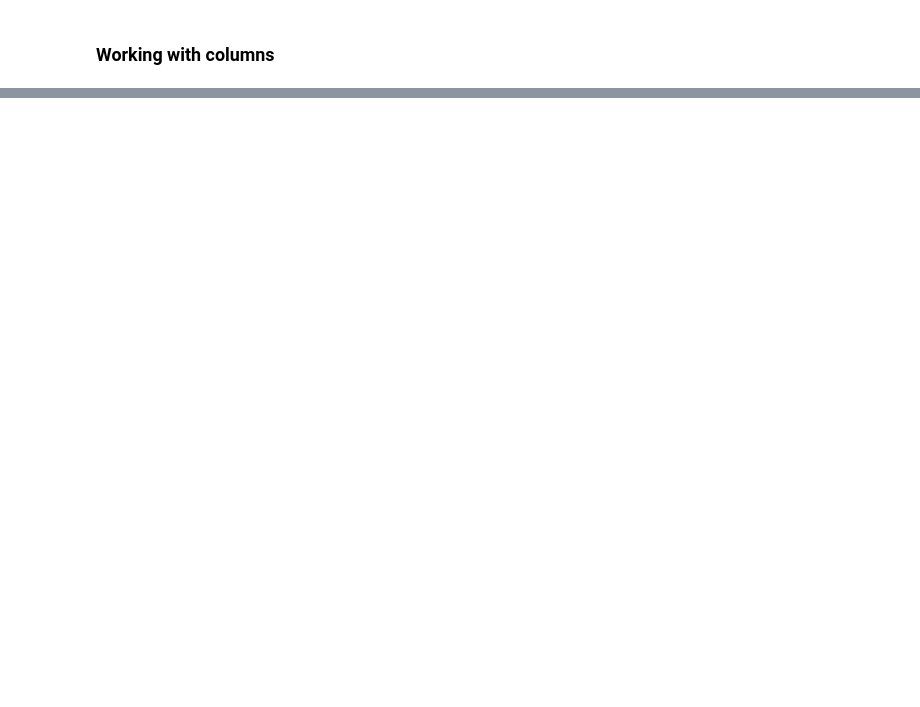
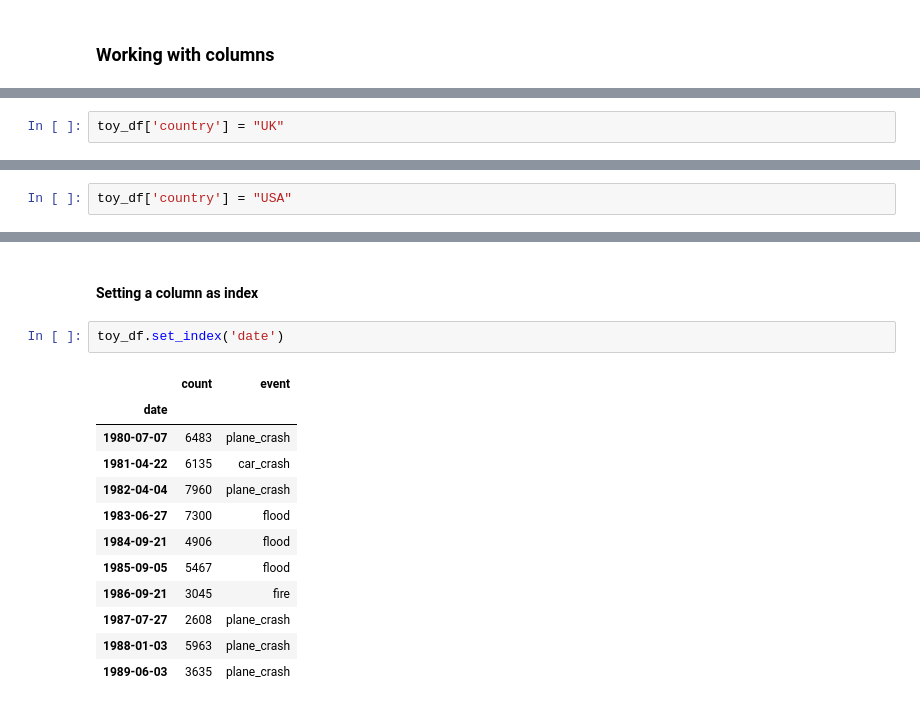
Before and after one commit to mromanello/ADA-DHOxSS, a Jupyter notebook: notebooks/2.1 Skills.ipynb, the cells around one changed output, grey strips where cells are left out. Cells and saved outputs as stored; diff of their text form; blank space fills up the shorter version.

```diff
--- a/notebooks/2.1 Skills.ipynb
+++ b/notebooks/2.1 Skills.ipynb
@@ -47,0 +982,2 @@ String, datetimes, categorical data.
+# %%
+toy_df['country'] = "UK"
@@ -47,0 +993,2 @@ String, datetimes, categorical data.
+# %%
+toy_df['country'] = "USA"
@@ -47,0 +1023,17 @@ String, datetimes, categorical data.
+# %% [markdown]
+#### Setting a column as index
+# %%
+toy_df.set_index('date')
+# %% [output]
+|  | count | event |
+| date |  |  |
+| 1980-07-07 | 6483 | plane_crash |
+| 1981-04-22 | 6135 | car_crash |
+| 1982-04-04 | 7960 | plane_crash |
+| 1983-06-27 | 7300 | flood |
+| 1984-09-21 | 4906 | flood |
+| 1985-09-05 | 5467 | flood |
+| 1986-09-21 | 3045 | fire |
+| 1987-07-27 | 2608 | plane_crash |
+| 1988-01-03 | 5963 | plane_crash |
+| 1989-06-03 | 3635 | plane_crash |
```
Also changed, not shown: parts of 215 cells of this notebook.
